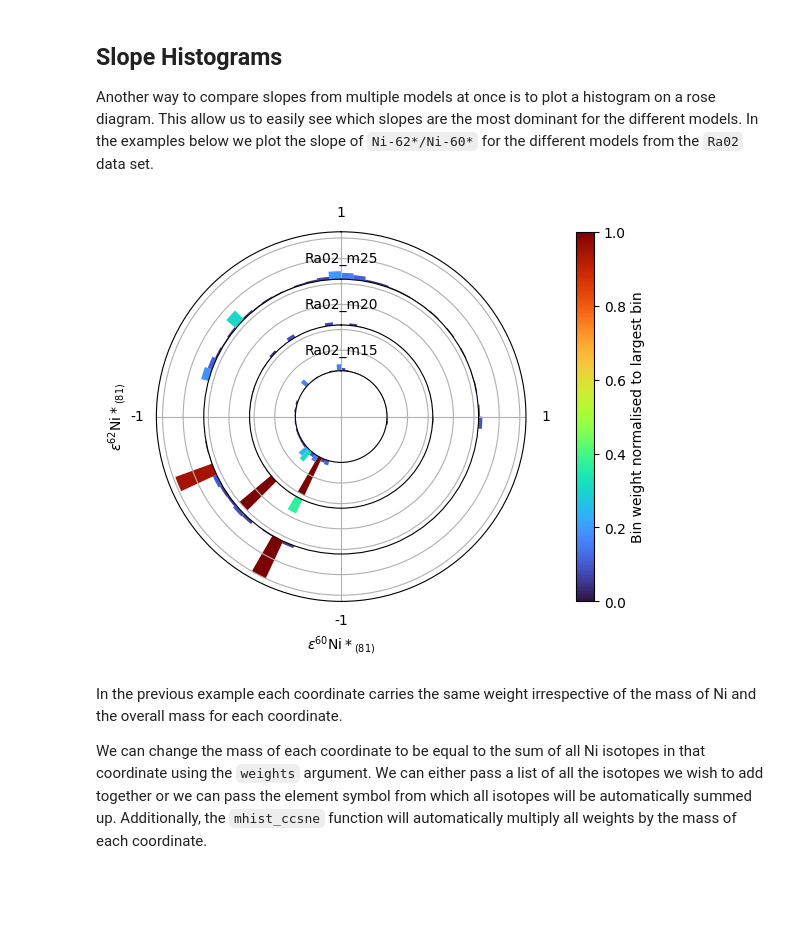
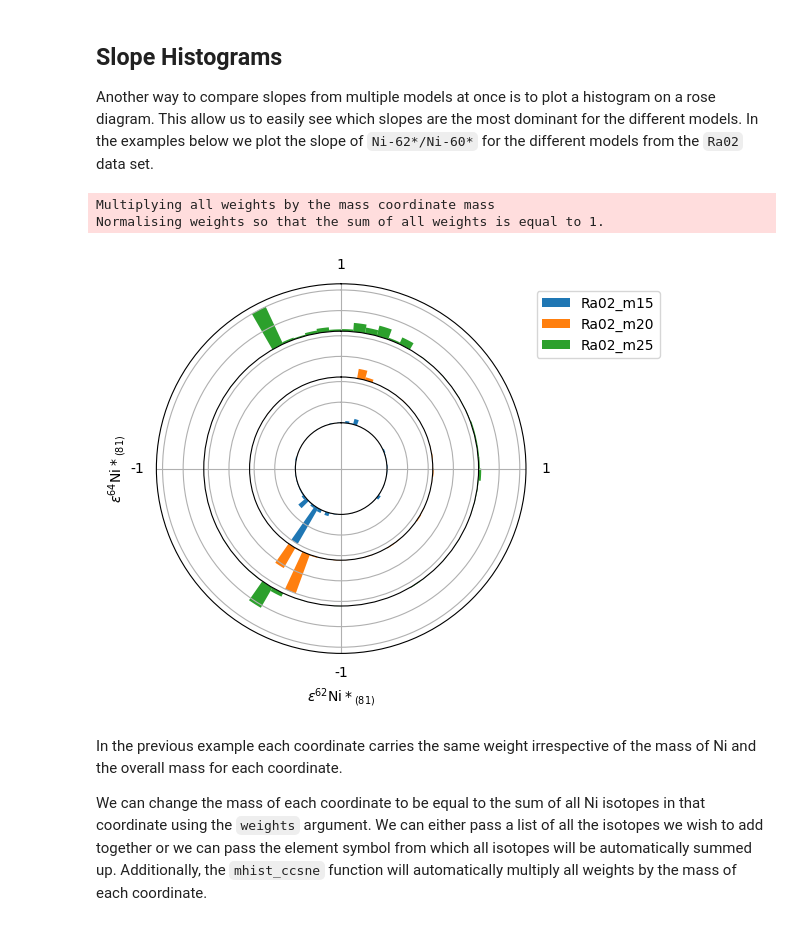
Before and after one commit to mattias-ek/SIMPLE, a Jupyter notebook: notebooks/ccsne_tutorial2.ipynb, the cells around one changed output. Cells and saved outputs as stored; diff of their text form; code cells hidden in the pictures; blank space fills up the shorter version.

```diff
--- a/notebooks/ccsne_tutorial2.ipynb
+++ b/notebooks/ccsne_tutorial2.ipynb
@@ -205,10 +205,12 @@ simple.plot_ccsne.intnorm(models, 'Ni-60*/Fe-54*, Ni-64*/Fe-54*',
 ## Slope Histograms
 Another way to compare slopes from multiple models at once is to plot a histogram on a rose diagram. This allow us to easily see which slopes are the most dominant for the different models. In the examples below we plot the slope of ``Ni-62*/Ni-60*`` for the different models from the ``Ra02`` data set.
 # %%
-simple.mhist.intnorm(models, 'Ni-60*', 'Ni-62*',
-                            where='.dataset == Ra02');
+simple.rose_hist_ccsne.intnorm(models, 'Ni-62*', 'Ni-64*',
+                         where='.dataset == Ra02');
 # %% [output]
+Multiplying all weights by the mass coordinate mass
+Normalising weights so that the sum of all weights is equal to 1.
-[figure, old version]
+[figure, new version]
 # %% [markdown]
 In the previous example each coordinate carries the same weight irrespective of the mass of Ni and the overall mass for each coordinate.
 
```
Also changed, not shown: parts of 13 cells of this notebook, 17 other files.
